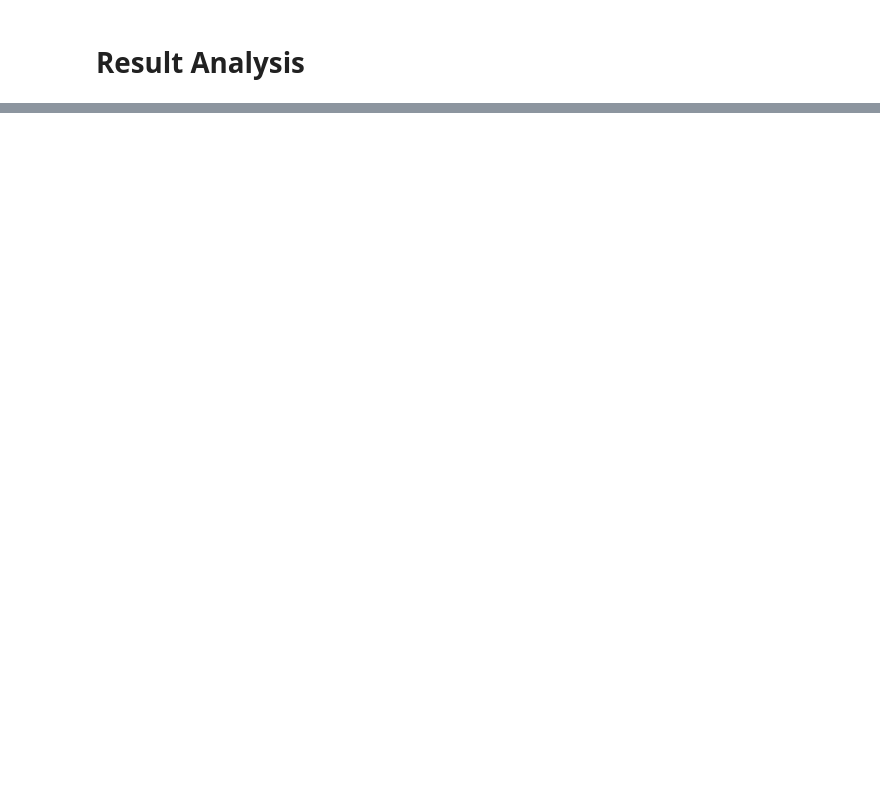
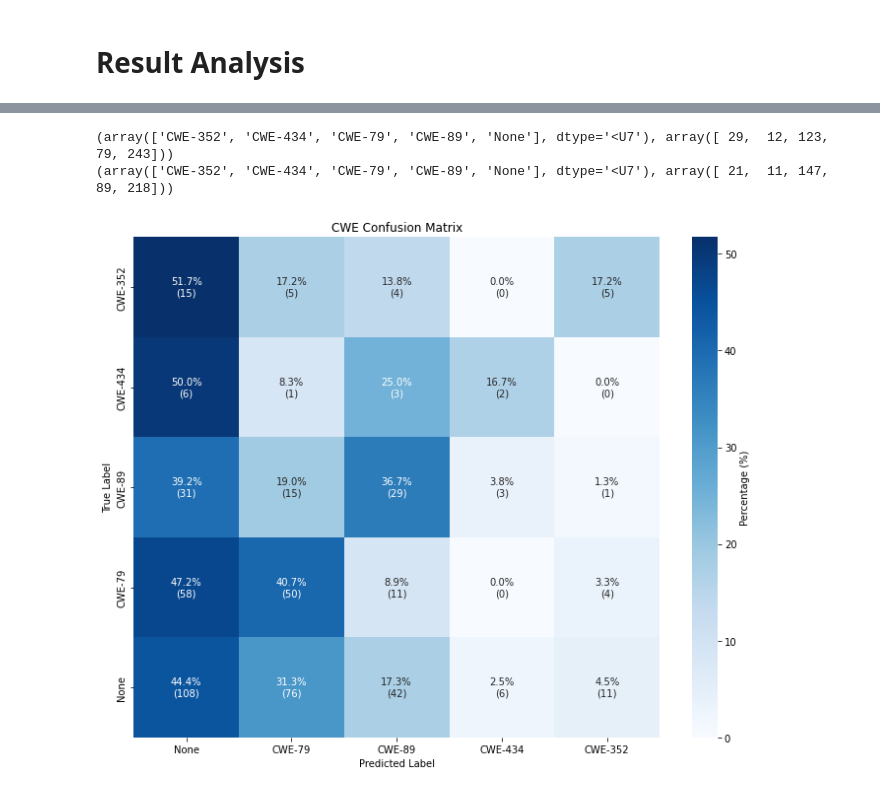
Before and after one commit to kei5uke/llm-code-vuln, a Jupyter notebook: notebook/result_analysis.ipynb, the cells around one changed output, grey strips where cells are left out. Cells and saved outputs as stored; diff of their text form; code cells hidden in the pictures; blank space fills up the shorter version.

```diff
--- a/notebook/result_analysis.ipynb
+++ b/notebook/result_analysis.ipynb
@@ -129,0 +12,10 @@ Total number of missing samples: 0
+# %%
+# result_file_path = "../result/FT_file_result/04-18_08-37_zero_prompt/final_results_Phi4_FT_3ep_file.json"
+# result_file_path = "../result/FT_file_result/04-18_08-37_cot_prompt/final_results_Phi4_FT_3ep_file.json"
+result_file_path = "../result/FT_file_result/04-18_08-37_fs_prompt/final_results_Phi4_FT_3ep_file.json"
+
+# Load the JSON file
+with open(result_file_path, 'r') as file:
+    results = json.load(file)
+
+print(len(results))
@@ -576,0 +68,49 @@ PowerPoint table created successfully!
+# %%
+print(np.unique(true_label, return_counts=True))
+print(np.unique(pred_label, return_counts=True))
+# %% [output]
+(array(['CWE-352', 'CWE-434', 'CWE-79', 'CWE-89', 'None'], dtype='<U7'), array([ 29,  12, 123,  79, 243]))
+(array(['CWE-352', 'CWE-434', 'CWE-79', 'CWE-89', 'None'], dtype='<U7'), array([ 21,  11, 147,  89, 218]))
+# %%
+import numpy as np
+from sklearn.metrics import confusion_matrix
+
+cwe_classes = ['None', 'CWE-79', 'CWE-89', 'CWE-434', 'CWE-352']
+language_classes = ['PHP', 'JavaScript', 'Java', 'TypeScript', 'Ruby', 'Python']
+
+# Compute confusion matrix and normalize
+cwe_cm = confusion_matrix(true_label, pred_label, labels=cwe_classes)
+row_sums = cwe_cm.sum(axis=1, keepdims=True)
+cwe_cm_percent = np.divide(cwe_cm, row_sums, where=row_sums!=0) * 100
+
+# Flip the matrix and labels for desired axis orientation
+cwe_cm_flipped = cwe_cm[::-1]
+cwe_cm_percent_flipped = cwe_cm_percent[::-1]
+flipped_labels = cwe_classes[::-1]
+
+# Create annotations with both percentage and raw count
+annot = np.empty_like(cwe_cm_percent_flipped, dtype=object)
+for i in range(cwe_cm_flipped.shape[0]):
+    for j in range(cwe_cm_flipped.shape[1]):
+        percent = f"{cwe_cm_percent_flipped[i, j]:.1f}%"
+        count = f"({cwe_cm_flipped[i, j]})"
+        annot[i, j] = f"{percent}\n{count}"
+
+# Plot confusion matrix
+plt.figure(figsize=(10, 8))
+sns.heatmap(
+    cwe_cm_percent_flipped,
+    annot=annot,
+    fmt="",
+    cmap="Blues",
+    xticklabels=cwe_classes,
+    yticklabels=flipped_labels,
+    cbar_kws={'label': 'Percentage (%)'}
+)
+plt.title("CWE Confusion Matrix")
+plt.xlabel("Predicted Label")
+plt.ylabel("True Label")
+plt.tight_layout()
+plt.show()
+# %% [output]
+[figure, added]
```
Also changed, not shown: parts of 16 cells of this notebook, 6 other files.
